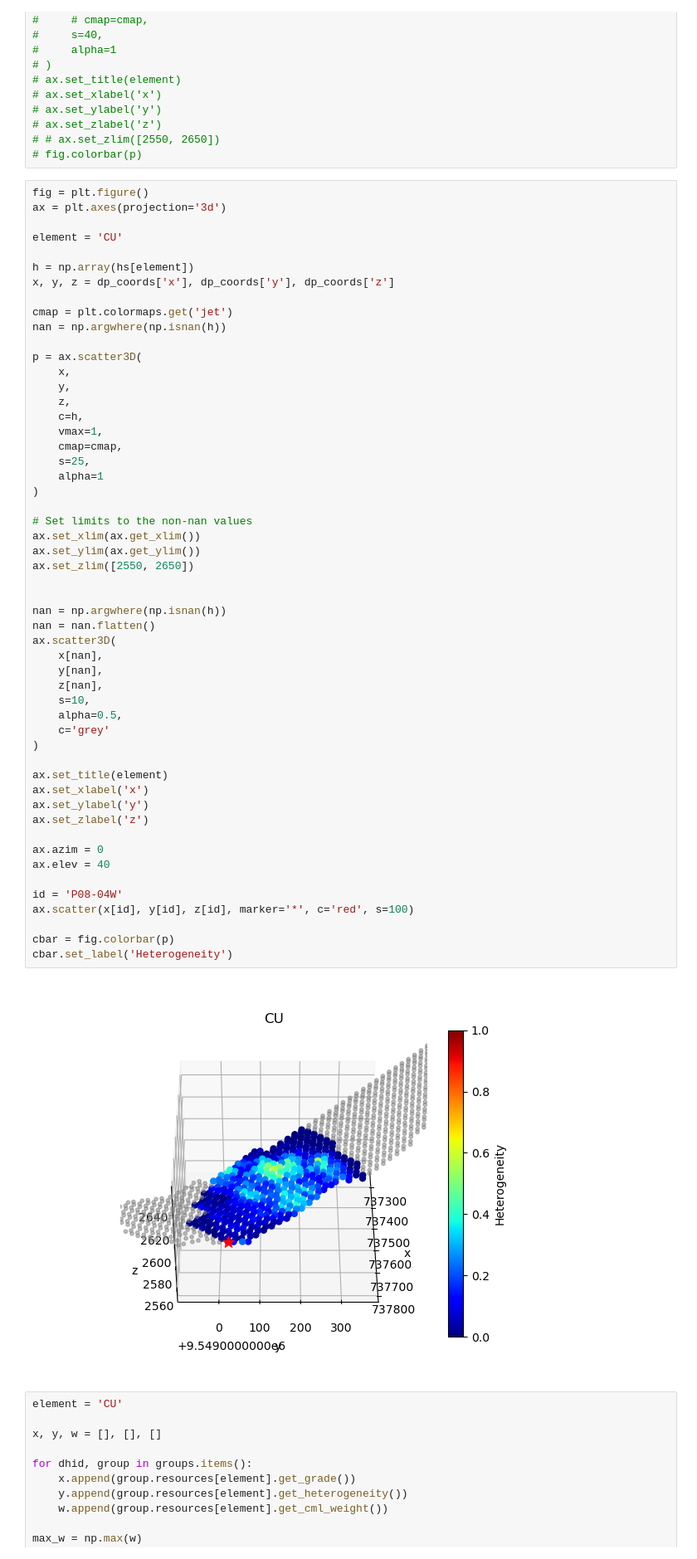
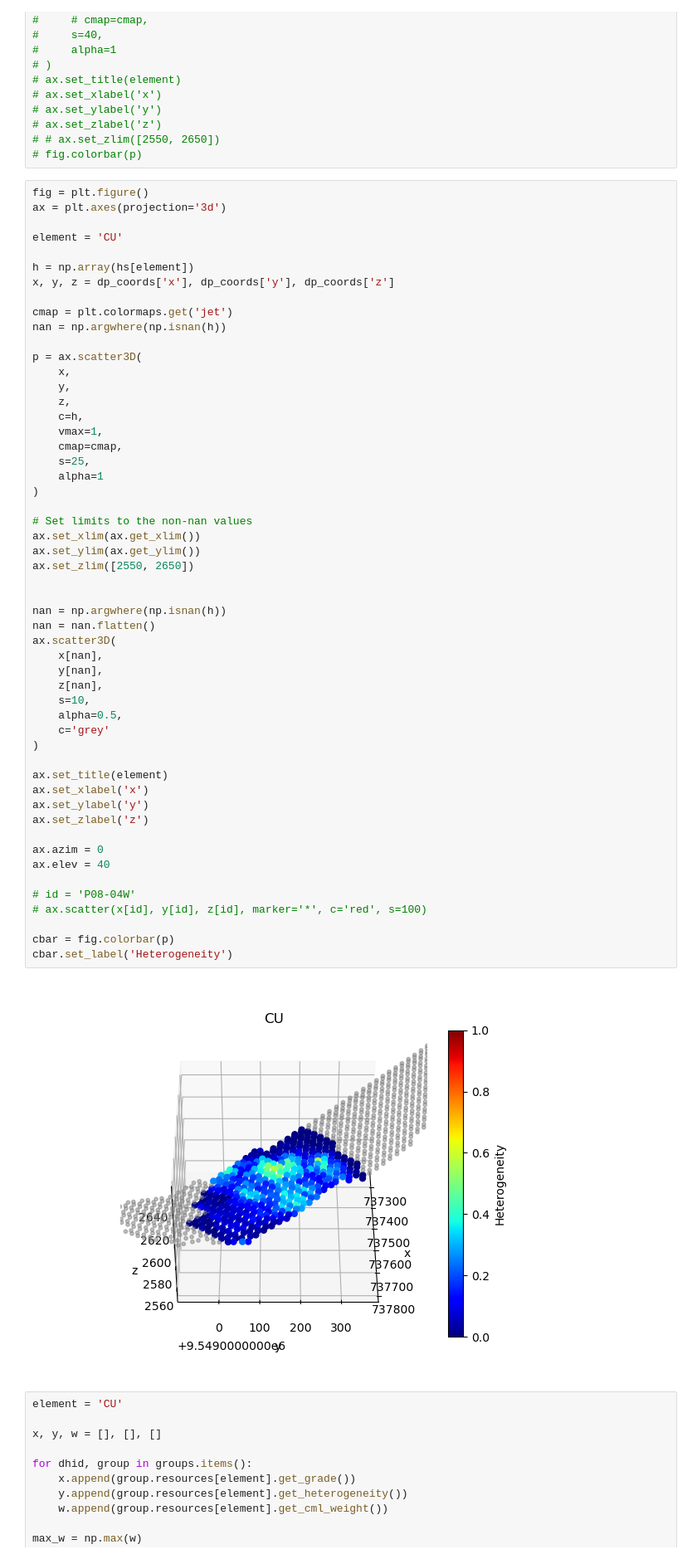
Before and after one commit to jouytrew/masters_pfti, a Jupyter notebook: notebooks/het_analysis_pcbc.ipynb, the cells around one changed output. Shown at 83% size. Drawn from its saved outputs; the diff is of its cells as text.

```diff
--- a/notebooks/het_analysis_pcbc.ipynb
+++ b/notebooks/het_analysis_pcbc.ipynb
@@ -342,36 +342,36 @@ p = ax.scatter3D(
 
 # Set limits to the non-nan values
 ax.set_xlim(ax.get_xlim())
 ax.set_ylim(ax.get_ylim())
 ax.set_zlim([2550, 2650])
 
 
 nan = np.argwhere(np.isnan(h))
 nan = nan.flatten()
 ax.scatter3D(
     x[nan],
     y[nan],
     z[nan],
     s=10,
     alpha=0.5,
     c='grey'
 )
 
 ax.set_title(element)
 ax.set_xlabel('x')
 ax.set_ylabel('y')
 ax.set_zlabel('z')
 
 ax.azim = 0
 ax.elev = 40
 
-id = 'P08-04W'
-ax.scatter(x[id], y[id], z[id], marker='*', c='red', s=100)
+# id = 'P08-04W'
+# ax.scatter(x[id], y[id], z[id], marker='*', c='red', s=100)
 
 cbar = fig.colorbar(p)
 cbar.set_label('Heterogeneity')
 # %% [output]
-[figure, old version]
+[figure, new version]
 # %%
 element = 'CU'
 
```
Also changed, not shown: parts of 1 cell of this notebook, 6 other files.
